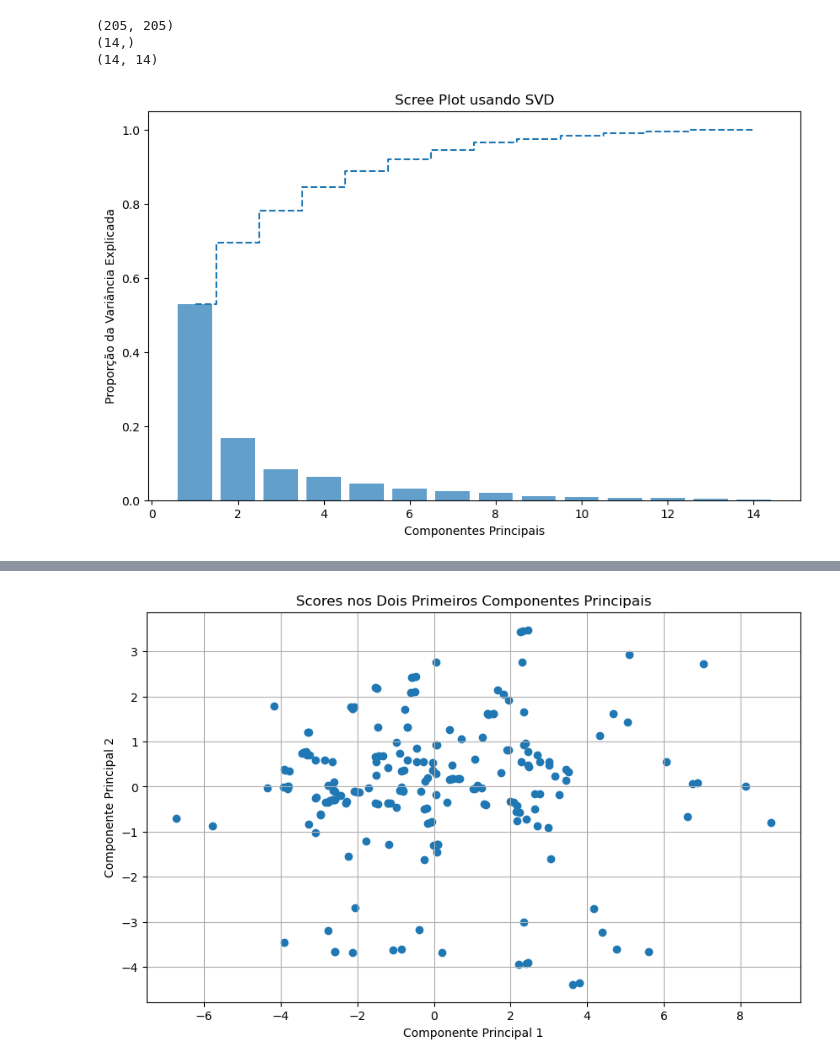
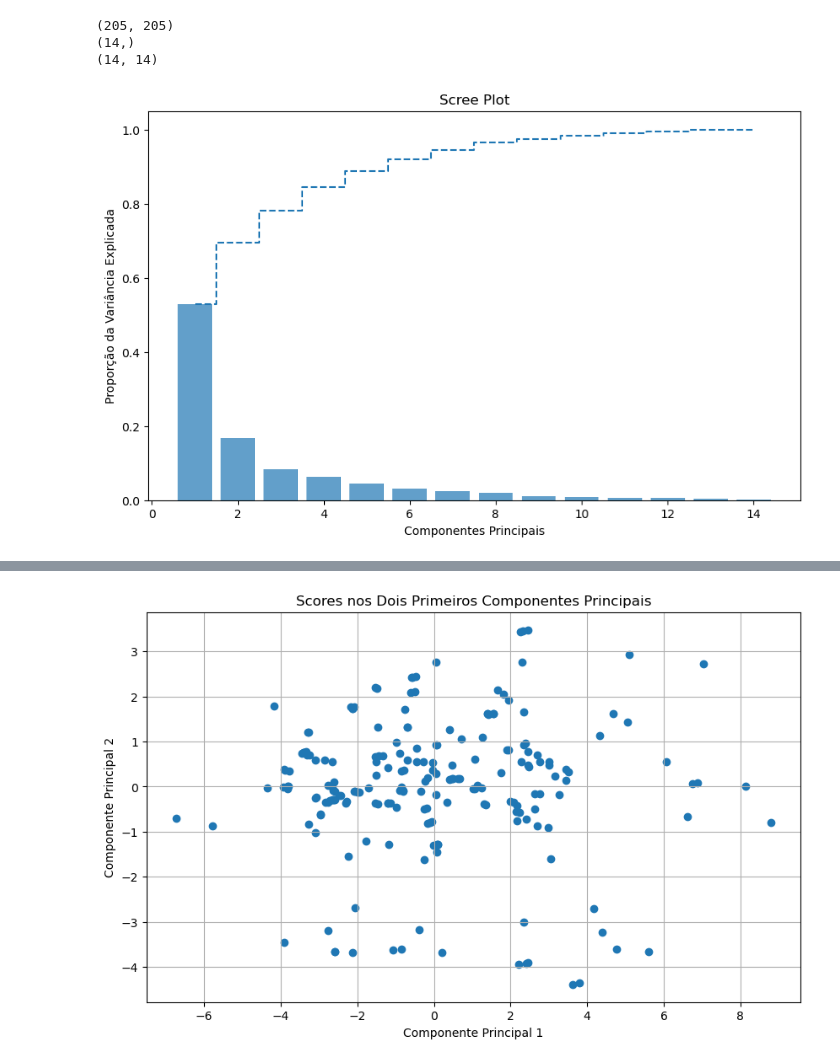
Before and after one commit to devgabrielmarcondes/cars-pca, a Jupyter notebook: main.ipynb, the cells around one changed output, grey strips where cells are left out. Saved outputs shown, nothing was run; the diff lists cells and outputs as text; code cells hidden in the pictures.

```diff
--- a/main.ipynb
+++ b/main.ipynb
@@ -60,11 +60,11 @@ print(V.shape)
 # %%
 # Scree Plot
 plt.figure(figsize=(10, 6))
 plt.bar(range(1, len(explained_variance_ratio) + 1), explained_variance_ratio, alpha=0.7, align='center')
 plt.step(range(1, len(explained_variance_ratio) + 1), explained_variance_ratio.cumsum(), where='mid', linestyle='--')
-plt.title('Scree Plot usando SVD')
+plt.title('Scree Plot')
 plt.xlabel('Componentes Principais')
 plt.ylabel('Proporção da Variância Explicada')
 plt.show()
 # %% [output]
-[figure, old version]
+[figure, new version]
```
Also changed, not shown: parts of 5 cells of this notebook.
